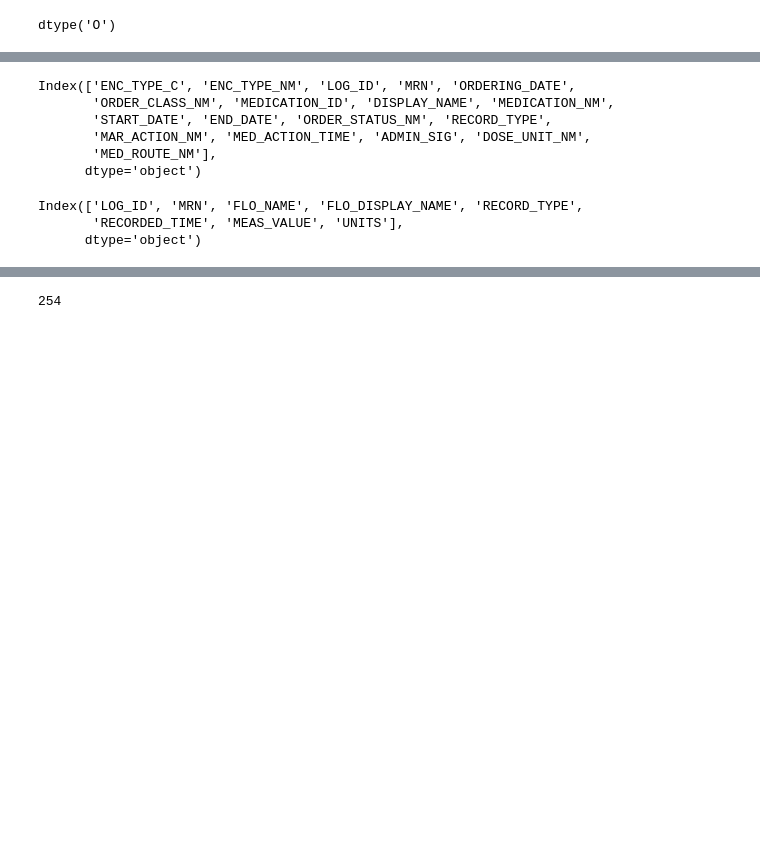
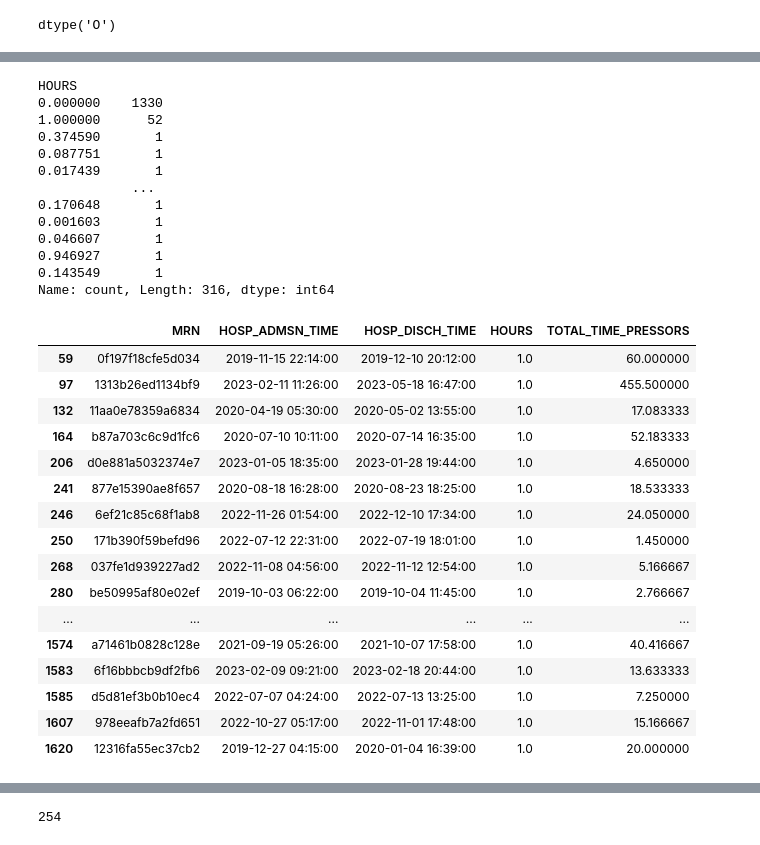
Before and after one commit to Priyankas007/mover_pressors, a Jupyter notebook: pressor_map_new.ipynb, the cells around one changed output, grey strips where cells are left out. Drawn from its saved outputs; the diff is of its cells as text; code cells hidden in the pictures; blank space fills up the shorter version.

```diff
--- a/pressor_map_new.ipynb
+++ b/pressor_map_new.ipynb
@@ -200,0 +210,2 @@ Found NAN time values in the com
+# %%
+df_hours = pd.read_csv('hours_fb_df_new_with_inner_greater10.csv', index_col=0)
@@ -201,16 +228,39 @@ Found NAN time values in the com
+# %%
+df_hours['HOURS'] = df_hours['HOURS'].round(6)
 # %%
-df_meds.columns
+df_hours['HOURS'].value_counts()
 # %% [output]
-Index(['ENC_TYPE_C', 'ENC_TYPE_NM', 'LOG_ID', 'MRN', 'ORDERING_DATE',
-       'ORDER_CLASS_NM', 'MEDICATION_ID', 'DISPLAY_NAME', 'MEDICATION_NM',
-       'START_DATE', 'END_DATE', 'ORDER_STATUS_NM', 'RECORD_TYPE',
-       'MAR_ACTION_NM', 'MED_ACTION_TIME', 'ADMIN_SIG', 'DOSE_UNIT_NM',
-       'MED_ROUTE_NM'],
-      dtype='object')
+HOURS
+0.000000    1330
+1.000000      52
+0.374590       1
+0.087751       1
+0.017439       1
+            ...
+0.170648       1
+0.001603       1
+0.046607       1
+0.946927       1
+0.143549       1
+Name: count, Length: 316, dtype: int64
 # %%
-df_map.columns
+df_hours[df_hours['HOURS'] == 1.0]
 # %% [output]
-Index(['LOG_ID', 'MRN', 'FLO_NAME', 'FLO_DISPLAY_NAME', 'RECORD_TYPE',
-       'RECORDED_TIME', 'MEAS_VALUE', 'UNITS'],
-      dtype='object')
+|  | MRN | HOSP_ADMSN_TIME | HOSP_DISCH_TIME | HOURS | TOTAL_TIME_PRESSORS |
+| 59 | 0f197f18cfe5d034 | 2019-11-15 22:14:00 | 2019-12-10 20:12:00 | 1.0 | 60.000000 |
+| 97 | 1313b26ed1134bf9 | 2023-02-11 11:26:00 | 2023-05-18 16:47:00 | 1.0 | 455.500000 |
+| 132 | 11aa0e78359a6834 | 2020-04-19 05:30:00 | 2020-05-02 13:55:00 | 1.0 | 17.083333 |
+| 164 | b87a703c6c9d1fc6 | 2020-07-10 10:11:00 | 2020-07-14 16:35:00 | 1.0 | 52.183333 |
+| 206 | d0e881a5032374e7 | 2023-01-05 18:35:00 | 2023-01-28 19:44:00 | 1.0 | 4.650000 |
+| 241 | 877e15390ae8f657 | 2020-08-18 16:28:00 | 2020-08-23 18:25:00 | 1.0 | 18.533333 |
+| 246 | 6ef21c85c68f1ab8 | 2022-11-26 01:54:00 | 2022-12-10 17:34:00 | 1.0 | 24.050000 |
+| 250 | 171b390f59befd96 | 2022-07-12 22:31:00 | 2022-07-19 18:01:00 | 1.0 | 1.450000 |
+| 268 | 037fe1d939227ad2 | 2022-11-08 04:56:00 | 2022-11-12 12:54:00 | 1.0 | 5.166667 |
+| 280 | be50995af80e02ef | 2019-10-03 06:22:00 | 2019-10-04 11:45:00 | 1.0 | 2.766667 |
+| ... | ... | ... | ... | ... | ... |
+| 1574 | a71461b0828c128e | 2021-09-19 05:26:00 | 2021-10-07 17:58:00 | 1.0 | 40.416667 |
+| 1583 | 6f16bbbcb9df2fb6 | 2023-02-09 09:21:00 | 2023-02-18 20:44:00 | 1.0 | 13.633333 |
+| 1585 | d5d81ef3b0b10ec4 | 2022-07-07 04:24:00 | 2022-07-13 13:25:00 | 1.0 | 7.250000 |
+| 1607 | 978eeafb7a2fd651 | 2022-10-27 05:17:00 | 2022-11-01 17:48:00 | 1.0 | 15.166667 |
+| 1620 | 12316fa55ec37cb2 | 2019-12-27 04:15:00 | 2020-01-04 16:39:00 | 1.0 | 20.000000 |
 # %%
```
Also changed, not shown: parts of 20 cells of this notebook.
